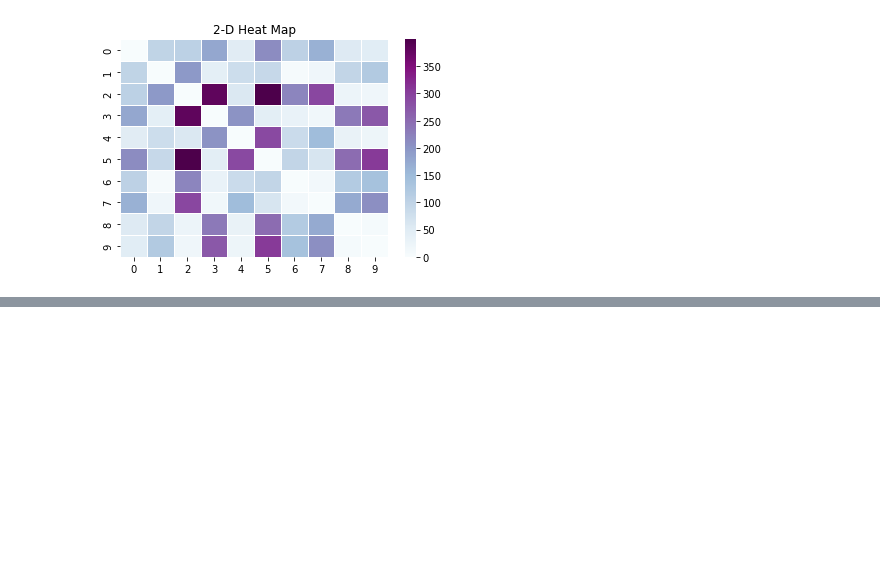
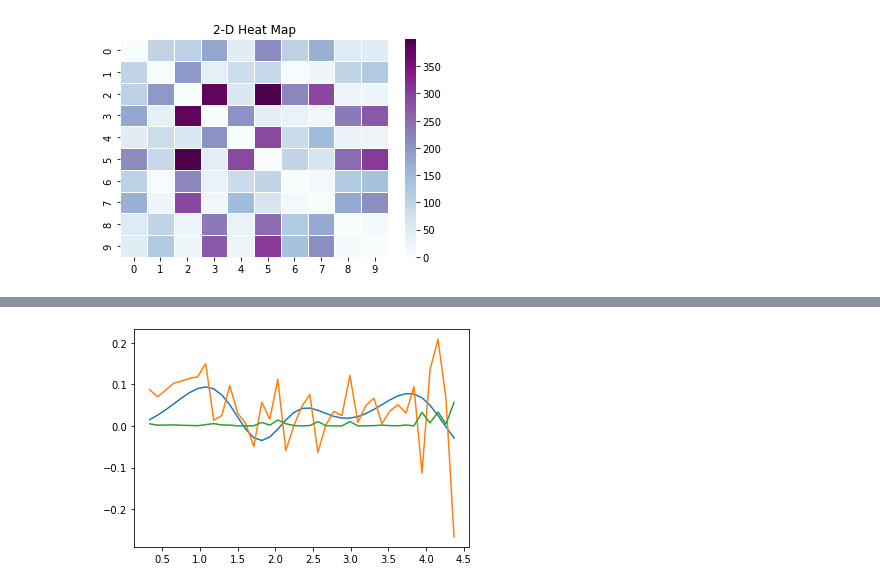
Before and after one commit to tnorthey/molecule, a Jupyter notebook: notebooks/bond_distances_histograms.ipynb, the cells around one changed output, grey strips where cells are left out. Saved outputs shown, nothing was run; the diff lists cells and outputs as text; code cells hidden in the pictures; blank space fills up the shorter version.

Commit message:
experiment fit working

```diff
--- a/notebooks/bond_distances_histograms.ipynb
+++ b/notebooks/bond_distances_histograms.ipynb
@@ -163,3 +164,68 @@ plt.show()
 # 'GnBu', 'PuBu', 'YlGnBu', 'PuBuGn', 'BuGn', 'YlGn'])
 # %% [output]
 [figure]
+# %%
+import numpy as np
+import scipy.io
+import matplotlib.pyplot as plt
+
+chi2_file = np.load('../chi2_10000.npz')
+chi2_array = chi2_file['chi2']
+pcd_new = chi2_file['pcd']
+a_factor = chi2_file['a_factor']
+nt = 99
+#for t in range(nt):
+#    print(np.argmin(chi2_array[:, t]))
+#    print(np.min(chi2_array[:, t]))
+# load distances
+f100 = np.load('../distances_1000.npy')
+c0c1 = f100[0, 1, :]
+
+# load IAM
+f = np.load('../iam_arrays_10000.npz')
+q = f['q']
+pcd = f['pcd']
+
+# load experiment data
+datafile = '../data/NMM_exp_dataset.mat'
+mat = scipy.io.loadmat(datafile)
+q_exp = np.squeeze(mat['q'])
+t_exp = np.squeeze(mat['t'])
+pcd_exp = mat['iso']
+errors = mat['iso_stdx']
+
+# chi2_array size(N, nt)
+#plt.figure()
+#plt.scatter(c0c1, 1/chi2_array[:, 50])
+
+#plt.figure()
+#plt.hist(1/chi2_array[0, :], bins=50)
+
+time_step = 1
+i = 710
+print('a_factor: %f' % a_factor[i, time_step])
+print(chi2_array[i, time_step])
+#print(0.96**100)
+plt.figure()
+theory = a_factor[i, time_step]*pcd[:, i]
+plt.plot(q, theory)
+#plt.plot(q, pcd[:, i])
+experiment = pcd_exp[:, time_step]
+plt.plot(q, experiment)
+plt.plot(q, (theory - experiment)**2)
+
+
+print(a_factor[i, time_step]*pcd[:, i])
+print(pcd_exp[:, time_step])
+#print(list(range(0,99)))
+argmin_array = np.argmin(chi2_array[:, :], axis=0)
+print(argmin_array)
+#print(chi2_array[611,:])
+#print(np.argmin(chi2_array[:,0]))
+#print(np.argmin(chi2_array[:,1]))
+
+#np.save('argmin_array.npy', argmin_array)
+#a = np.load('argmin_array.npy')
+
+#print(a - argmin_array)
+# %% [output]
@@ -165,0 +249 @@ plt.show()
+[figure, added]
```
Also changed, not shown: parts of 3 cells of this notebook, 4 other files.
